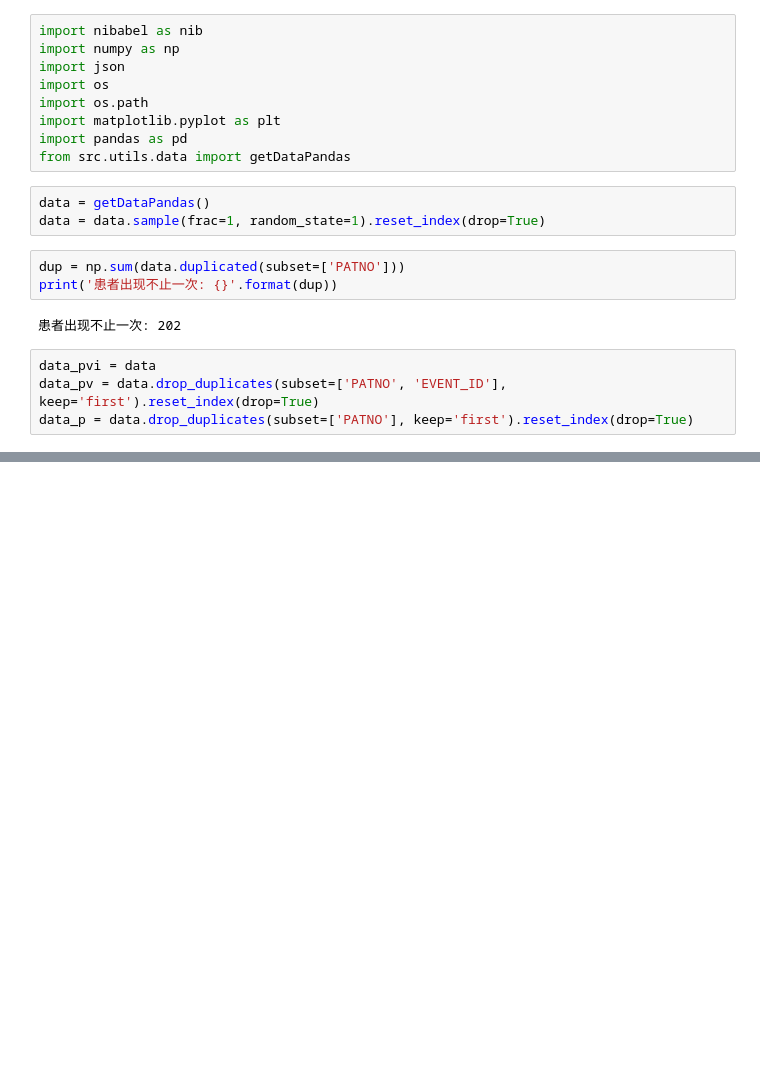
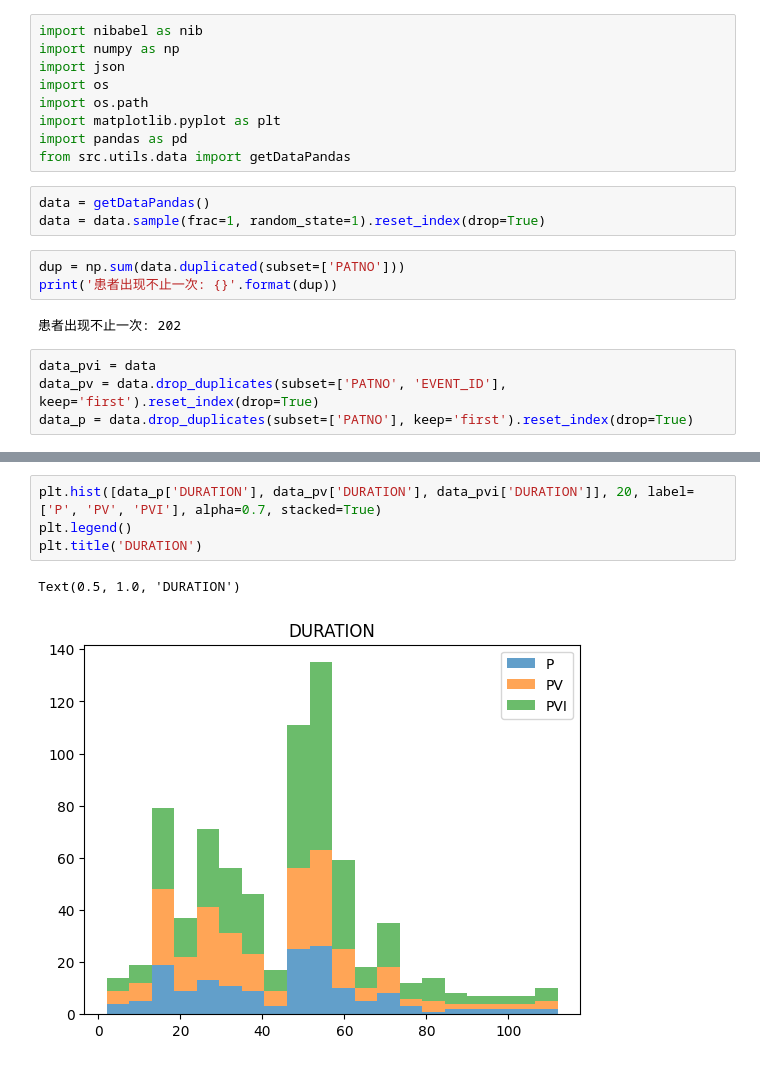
Before and after one commit to Biobots/Levodopa_Parkinson_MRI, a Jupyter notebook: stats.ipynb, the cells around one changed output, grey strips where cells are left out. Cells and saved outputs as stored; diff of their text form; blank space fills up the shorter version.

```diff
--- a/stats.ipynb
+++ b/stats.ipynb
@@ -70,0 +103,7 @@ plt.hist(data_p['DURATION'], 20, alpha=0.7)
+# %%
+plt.hist([data_p['DURATION'], data_pv['DURATION'], data_pvi['DURATION']], 20, label=['P', 'PV', 'PVI'], alpha=0.7, stacked=True)
+plt.legend()
+plt.title('DURATION')
+# %% [output]
+Text(0.5, 1.0, 'DURATION')
+[figure, added]
```
Also changed, not shown: parts of 11 cells of this notebook, 1 other file.
